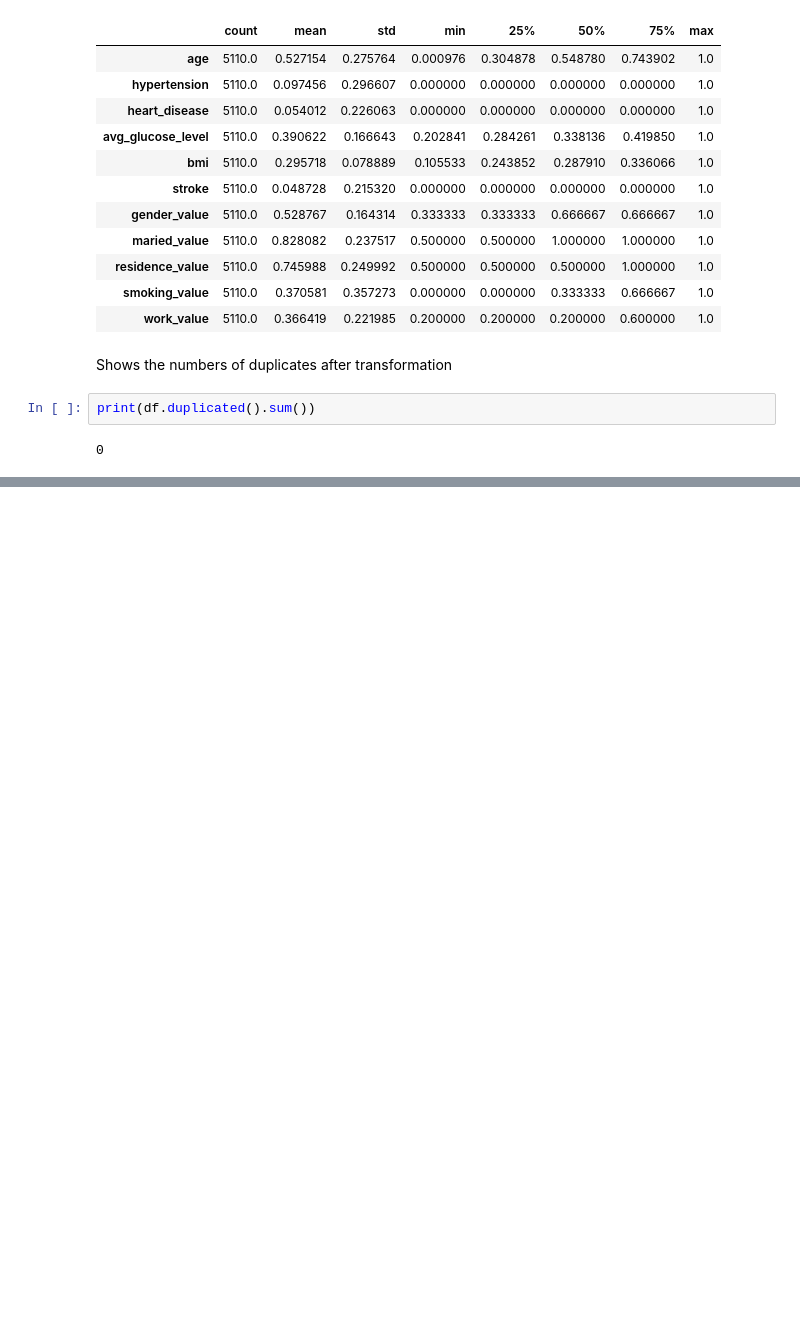
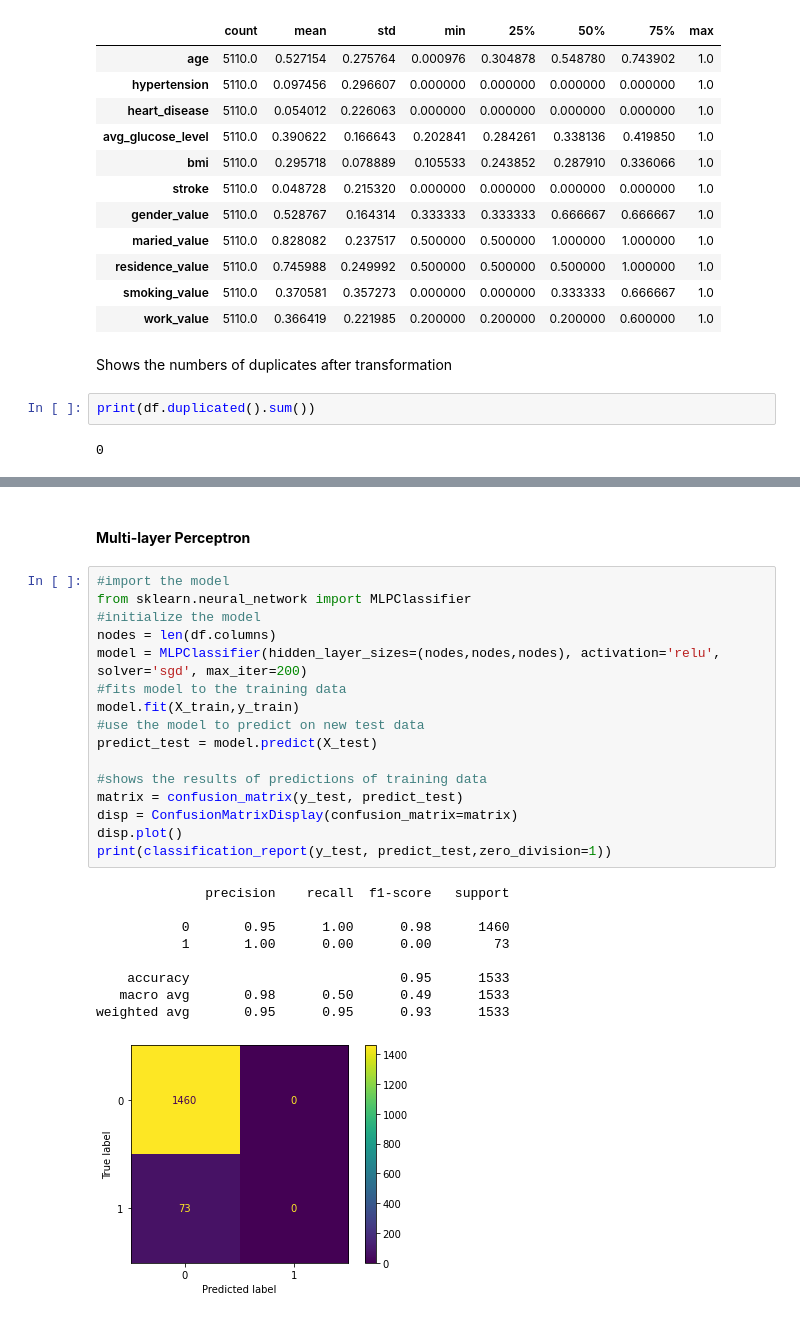
Before and after one commit to jackrenner1/Stroke-Predictor, a Jupyter notebook: AI_club.ipynb, the cells around one changed output, grey strips where cells are left out. Drawn from its saved outputs; the diff is of its cells as text; blank space fills up the shorter version.

```diff
--- a/AI_club.ipynb
+++ b/AI_club.ipynb
@@ -273,0 +379,28 @@ print(df.duplicated().sum())
+# %% [markdown]
+#### **Multi-layer Perceptron**
+# %%
+#import the model
+from sklearn.neural_network import MLPClassifier
+#initialize the model
+nodes = len(df.columns)
+model = MLPClassifier(hidden_layer_sizes=(nodes,nodes,nodes), activation='relu', solver='sgd', max_iter=200)
+#fits model to the training data
+model.fit(X_train,y_train)
+#use the model to predict on new test data
+predict_test = model.predict(X_test)
+
+#shows the results of predictions of training data
+matrix = confusion_matrix(y_test, predict_test)
+disp = ConfusionMatrixDisplay(confusion_matrix=matrix)
+disp.plot()
+print(classification_report(y_test, predict_test,zero_division=1))
+# %% [output]
+              precision    recall  f1-score   support
+
+           0       0.95      1.00      0.98      1460
+           1       1.00      0.00      0.00        73
+
+    accuracy                           0.95      1533
+   macro avg       0.98      0.50      0.49      1533
+weighted avg       0.95      0.95      0.93      1533
+[figure, added]
```
Also changed, not shown: parts of 20 cells of this notebook.
